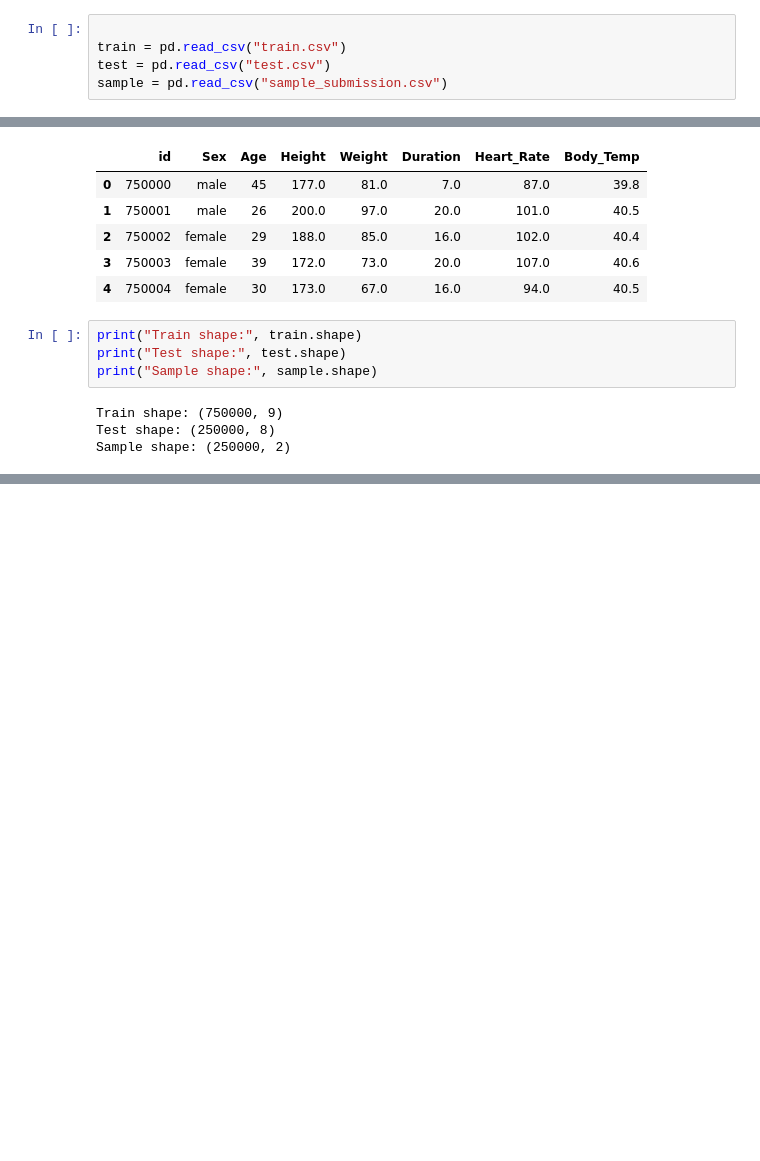
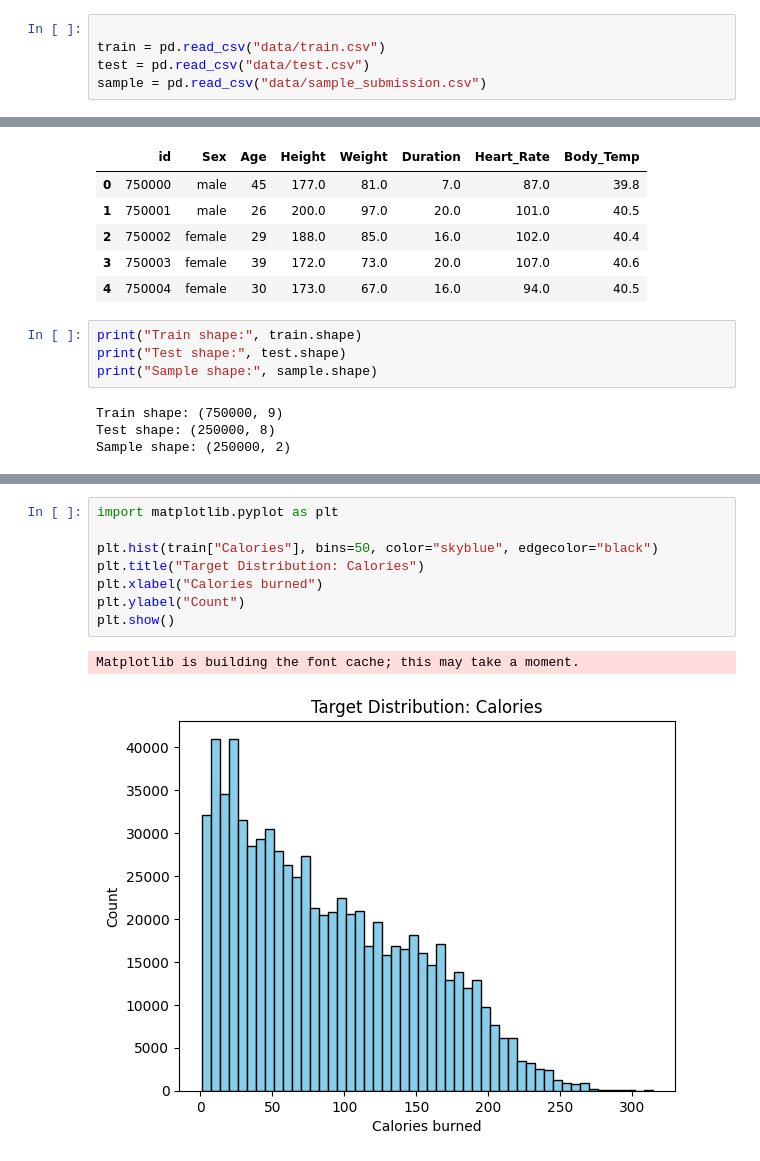
Before and after one commit to duynguyen260406-source/Python-Project, a Jupyter notebook: ml.ipynb, the cells around one changed output, grey strips where cells are left out. Cells and saved outputs as stored; diff of their text form; blank space fills up the shorter version.

```diff
--- a/ml.ipynb
+++ b/ml.ipynb
@@ -6,9 +6,9 @@ import numpy as np
 import os
 # %%
 
-train = pd.read_csv("train.csv")
-test = pd.read_csv("test.csv")
-sample = pd.read_csv("sample_submission.csv")
+train = pd.read_csv("data/train.csv")
+test = pd.read_csv("data/test.csv")
+sample = pd.read_csv("data/sample_submission.csv")
 # %%
 test.head(5)
 # %% [output]
@@ -28,0 +71,11 @@ Sample shape: (250000, 2)
+# %%
+import matplotlib.pyplot as plt
+
+plt.hist(train["Calories"], bins=50, color="skyblue", edgecolor="black")
+plt.title("Target Distribution: Calories")
+plt.xlabel("Calories burned")
+plt.ylabel("Count")
+plt.show()
+# %% [output]
+Matplotlib is building the font cache; this may take a moment.
+[figure, added]
```
Also changed, not shown: parts of 5 cells of this notebook.
